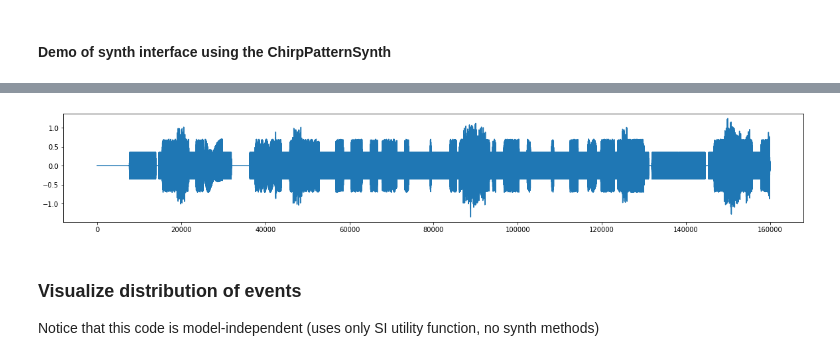
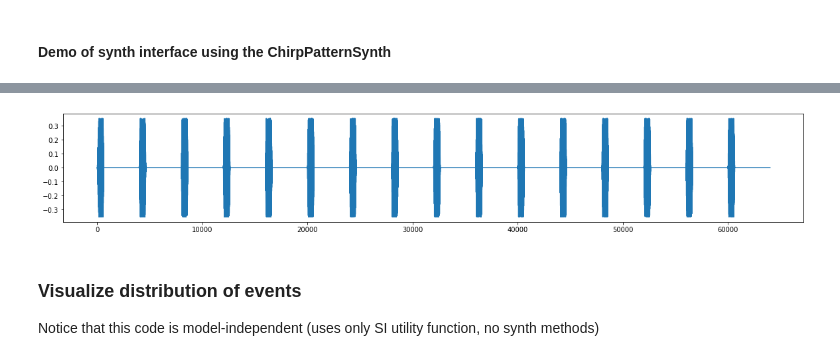
Before and after one commit to lonce/Chirp_0001, a Jupyter notebook: ChirpViz.ipynb, the cells around one changed output, grey strips where cells are left out. Drawn from its saved outputs; the diff is of its cells as text; code cells hidden in the pictures.

```diff
--- a/ChirpViz.ipynb
+++ b/ChirpViz.ipynb
@@ -83,22 +83,22 @@ Name:  amp  Default value :  1  Max value  1  Min value  0
 # %%
 from ChirpPatternSynth import PatternSynth
 
 barsynth=PatternSynth()
 barsynth.setParam("rate",2) # will make 2^1 events per second
-barsynth.setParam("irreg", 1)
-barsynth.setParam("nocts", -3)
-barsynth.setParam("evdur", .4)
+barsynth.setParam("irreg", 0)
+barsynth.setParam("nocts", 2)
+barsynth.setParam("evdur", .04)
 
-barsynth.setParam("cf", 880)
-barsynth.setParam("cfsd", 0)
+barsynth.setParam("cf", 880*np.power(2.,7/12))
+barsynth.setParam("cfsd", 1)
 
-barsig=barsynth.generate(10)      # will generate n seconds of sound
+barsig=barsynth.generate(4)      # will generate n seconds of sound
 plt.figure(figsize=(20,3))
 plt.plot(barsig)
-display(Audio(barsig, rate=16000, autoplay=True))
+display(Audio(barsig, rate=16000, autoplay=False))
 # %% [output]
 [interactive output not drawn]
-[figure, old version]
+[figure, new version]
 # %% [markdown]
 ### Visualize distribution of events
 
```
Also changed, not shown: parts of 2 cells of this notebook, 6 other files.
